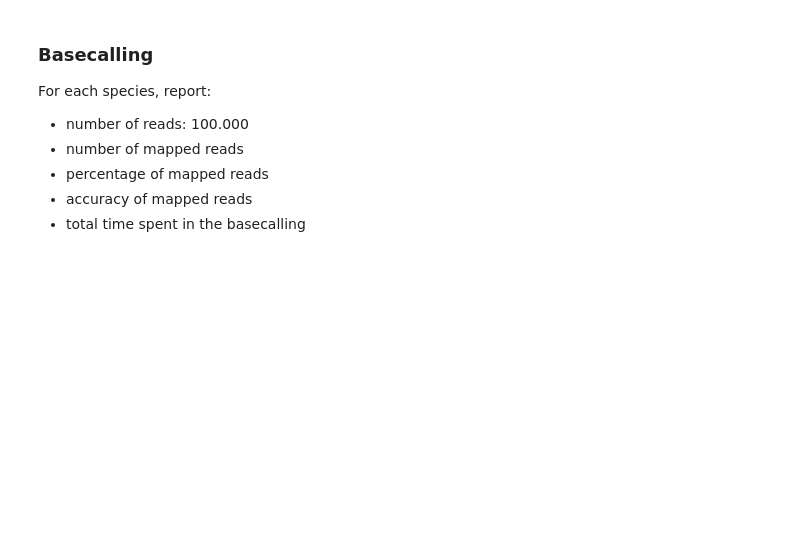
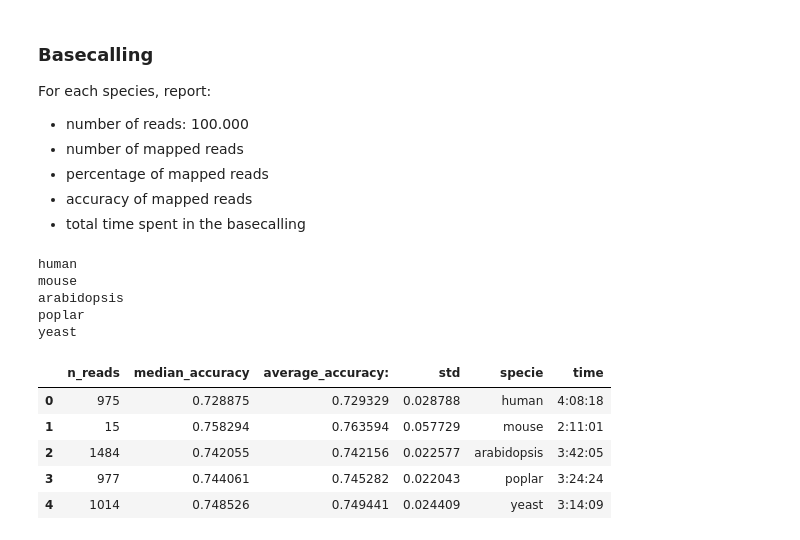
Before and after one commit to jorgeavilacartes/basecalling, a Jupyter notebook: notebooks/plots.ipynb, the cells around one changed output. Saved outputs shown, nothing was run; the diff lists cells and outputs as text; code cells hidden in the pictures; blank space fills up the shorter version.

```diff
--- a/notebooks/plots.ipynb
+++ b/notebooks/plots.ipynb
@@ -53,3 +54,52 @@ For each species, report:
 - percentage of mapped reads
 - accuracy of mapped reads
 - total time spent in the basecalling
+# %%
+# def time_from_log(path_log):
+path_log = "../logs/basecall_arabidopsis.err.log"
+
+def time_from_log(path_log):
+    with open(path_log) as fp:
+        for line in fp.readlines():
+            if "Elapsed (wall clock) time (h:mm:ss or m:ss):" in line:
+                time = line.split(": ")[-1]
+                time = time.replace("\n","")
+
+    return time
+# %%
+
+def load_metrics(path_test):
+    metrics = []
+    for specie in SPECIES:
+        print(specie)
+        # log path
+        if "orig" in str(path_test):
+            path_log = f"../logs/basecall-rodan-orig_{specie}.err.log"
+        elif "smoothctc" in str(path_test):
+            path_log = path_test.parent.joinpath(f"logs/basecall-{specie}.err.log")
+        else:
+            path_log = f"../logs/basecall_{specie}.err.log"
+
+        with open(path_test.joinpath(f"{specie}-accuracy.json")) as fp:
+            specie_metrics = json.load(fp)
+            specie_metrics["specie"] = specie
+            specie_metrics["time"] = time_from_log(path_log)
+
+        metrics.append(specie_metrics)
+
+    return pd.DataFrame(metrics)
+# %%
+PATH_RODAN_CTC = Path("../output-rodan/basecalling/test")
+load_metrics(PATH_RODAN_CTC)
+# %% [output]
+human
+mouse
+arabidopsis
+poplar
+yeast
+|  | n_reads | median_accuracy | average_accuracy: | std | specie | time |
+| 0 | 975 | 0.728875 | 0.729329 | 0.028788 | human | 4:08:18 |
+| 1 | 15 | 0.758294 | 0.763594 | 0.057729 | mouse | 2:11:01 |
+| 2 | 1484 | 0.742055 | 0.742156 | 0.022577 | arabidopsis | 3:42:05 |
+| 3 | 977 | 0.744061 | 0.745282 | 0.022043 | poplar | 3:24:24 |
+| 4 | 1014 | 0.748526 | 0.749441 | 0.024409 | yeast | 3:14:09 |
```
Also changed, not shown: parts of 4 cells of this notebook, 5 other files.
